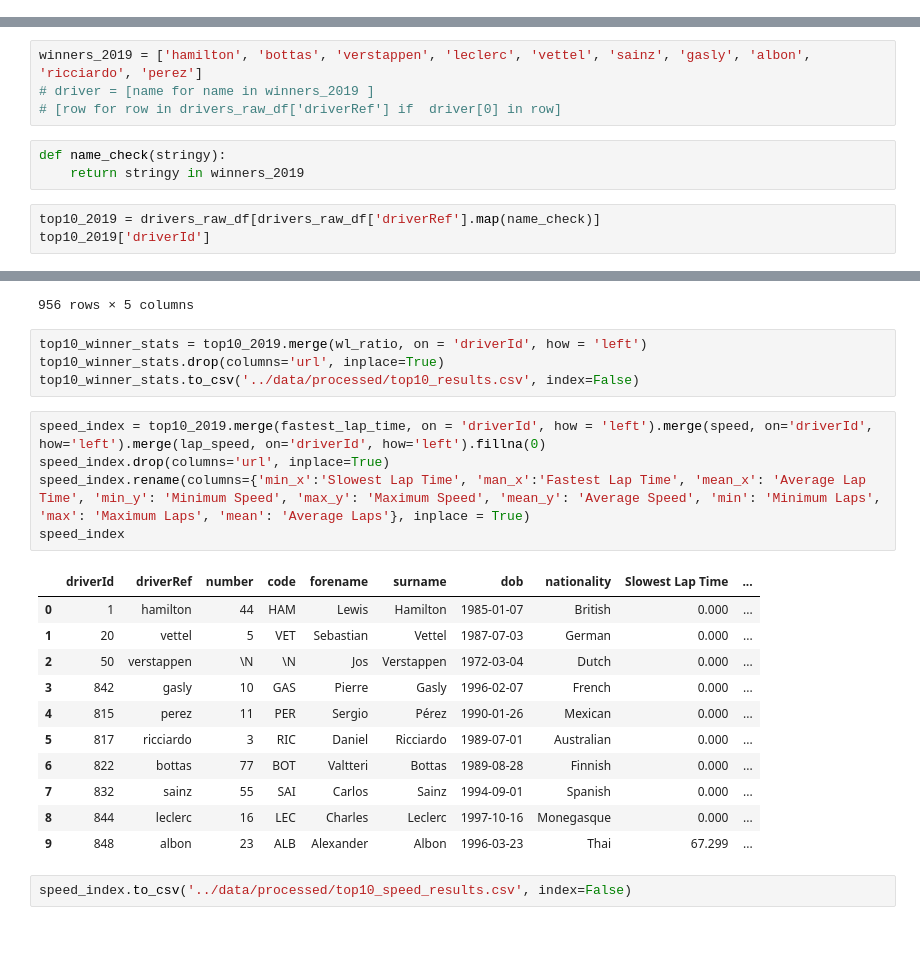
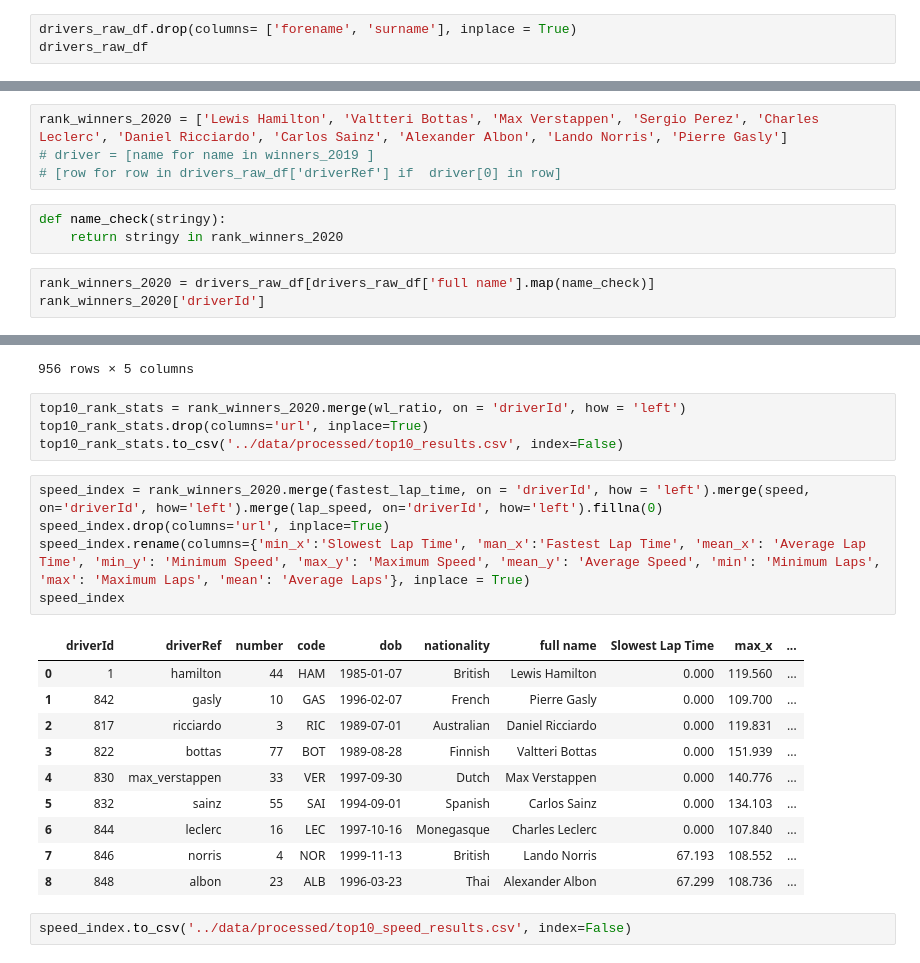
Before and after one commit to Vincent-glitch/ML-Project, a Jupyter notebook: notebooks/formula_etl.ipynb, the cells around one changed output, grey strips where cells are left out. Saved outputs shown, nothing was run; the diff lists cells and outputs as text; blank space fills up the shorter version.

Commit message:
modified dataset, this to predict rank of top drivers by performance

```diff
--- a/notebooks/formula_etl.ipynb
+++ b/notebooks/formula_etl.ipynb
@@ -124,0 +112,3 @@ drivers_raw_df
+# %%
+drivers_raw_df.drop(columns= ['forename', 'surname'], inplace = True)
+drivers_raw_df
@@ -125,12 +129,12 @@ drivers_raw_df
 # %%
-winners_2019 = ['hamilton', 'bottas', 'verstappen', 'leclerc', 'vettel', 'sainz', 'gasly', 'albon', 'ricciardo', 'perez']
+rank_winners_2020 = ['Lewis Hamilton', 'Valtteri Bottas', 'Max Verstappen', 'Sergio Perez', 'Charles Leclerc', 'Daniel Ricciardo', 'Carlos Sainz', 'Alexander Albon', 'Lando Norris', 'Pierre Gasly']
 # driver = [name for name in winners_2019 ]
 # [row for row in drivers_raw_df['driverRef'] if  driver[0] in row]
 # %%
 def name_check(stringy):
-    return stringy in winners_2019
+    return stringy in rank_winners_2020
 # %%
-top10_2019 = drivers_raw_df[drivers_raw_df['driverRef'].map(name_check)]
-top10_2019['driverId']
+rank_winners_2020 = drivers_raw_df[drivers_raw_df['full name'].map(name_check)]
+rank_winners_2020['driverId']
 # %% [output]
 0        1
@@ -525,26 +552,25 @@ wl_ratio
 | 955 | 849 | lost | 12 | 1.000000 | 100.0 |
 956 rows × 5 columns
 # %%
-top10_winner_stats = top10_2019.merge(wl_ratio, on = 'driverId', how = 'left')
-top10_winner_stats.drop(columns='url', inplace=True)
-top10_winner_stats.to_csv('../data/processed/top10_results.csv', index=False)
+top10_rank_stats = rank_winners_2020.merge(wl_ratio, on = 'driverId', how = 'left')
+top10_rank_stats.drop(columns='url', inplace=True)
+top10_rank_stats.to_csv('../data/processed/top10_results.csv', index=False)
 # %%
-speed_index = top10_2019.merge(fastest_lap_time, on = 'driverId', how = 'left').merge(speed, on='driverId', how='left').merge(lap_speed, on='driverId', how='left').fillna(0)
+speed_index = rank_winners_2020.merge(fastest_lap_time, on = 'driverId', how = 'left').merge(speed, on='driverId', how='left').merge(lap_speed, on='driverId', how='left').fillna(0)
 speed_index.drop(columns='url', inplace=True)
 speed_index.rename(columns={'min_x':'Slowest Lap Time', 'man_x':'Fastest Lap Time', 'mean_x': 'Average Lap Time', 'min_y': 'Minimum Speed', 'max_y': 'Maximum Speed', 'mean_y': 'Average Speed', 'min': 'Minimum Laps', 'max': 'Maximum Laps', 'mean': 'Average Laps'}, inplace = True)
 speed_index
 # %% [output]
-|  | driverId | driverRef | number | code | forename | surname | dob | nationality | Slowest Lap Time | ... |
-| 0 | 1 | hamilton | 44 | HAM | Lewis | Hamilton | 1985-01-07 | British | 0.000 | ... |
-| 1 | 20 | vettel | 5 | VET | Sebastian | Vettel | 1987-07-03 | German | 0.000 | ... |
-| 2 | 50 | verstappen | \N | \N | Jos | Verstappen | 1972-03-04 | Dutch | 0.000 | ... |
-| 3 | 842 | gasly | 10 | GAS | Pierre | Gasly | 1996-02-07 | French | 0.000 | ... |
-| 4 | 815 | perez | 11 | PER | Sergio | Pérez | 1990-01-26 | Mexican | 0.000 | ... |
-| 5 | 817 | ricciardo | 3 | RIC | Daniel | Ricciardo | 1989-07-01 | Australian | 0.000 | ... |
-| 6 | 822 | bottas | 77 | BOT | Valtteri | Bottas | 1989-08-28 | Finnish | 0.000 | ... |
-| 7 | 832 | sainz | 55 | SAI | Carlos | Sainz | 1994-09-01 | Spanish | 0.000 | ... |
-| 8 | 844 | leclerc | 16 | LEC | Charles | Leclerc | 1997-10-16 | Monegasque | 0.000 | ... |
-| 9 | 848 | albon | 23 | ALB | Alexander | Albon | 1996-03-23 | Thai | 67.299 | ... |
+|  | driverId | driverRef | number | code | dob | nationality | full name | Slowest Lap Time | max_x | ... |
+| 0 | 1 | hamilton | 44 | HAM | 1985-01-07 | British | Lewis Hamilton | 0.000 | 119.560 | ... |
+| 1 | 842 | gasly | 10 | GAS | 1996-02-07 | French | Pierre Gasly | 0.000 | 109.700 | ... |
+| 2 | 817 | ricciardo | 3 | RIC | 1989-07-01 | Australian | Daniel Ricciardo | 0.000 | 119.831 | ... |
+| 3 | 822 | bottas | 77 | BOT | 1989-08-28 | Finnish | Valtteri Bottas | 0.000 | 151.939 | ... |
+| 4 | 830 | max_verstappen | 33 | VER | 1997-09-30 | Dutch | Max Verstappen | 0.000 | 140.776 | ... |
+| 5 | 832 | sainz | 55 | SAI | 1994-09-01 | Spanish | Carlos Sainz | 0.000 | 134.103 | ... |
+| 6 | 844 | leclerc | 16 | LEC | 1997-10-16 | Monegasque | Charles Leclerc | 0.000 | 107.840 | ... |
+| 7 | 846 | norris | 4 | NOR | 1999-11-13 | British | Lando Norris | 67.193 | 108.552 | ... |
+| 8 | 848 | albon | 23 | ALB | 1996-03-23 | Thai | Alexander Albon | 67.299 | 108.736 | ... |
 # %%
 speed_index.to_csv('../data/processed/top10_speed_results.csv', index=False)
 # %%
```
Also changed, not shown: parts of 10 cells of this notebook, 4 other files.
